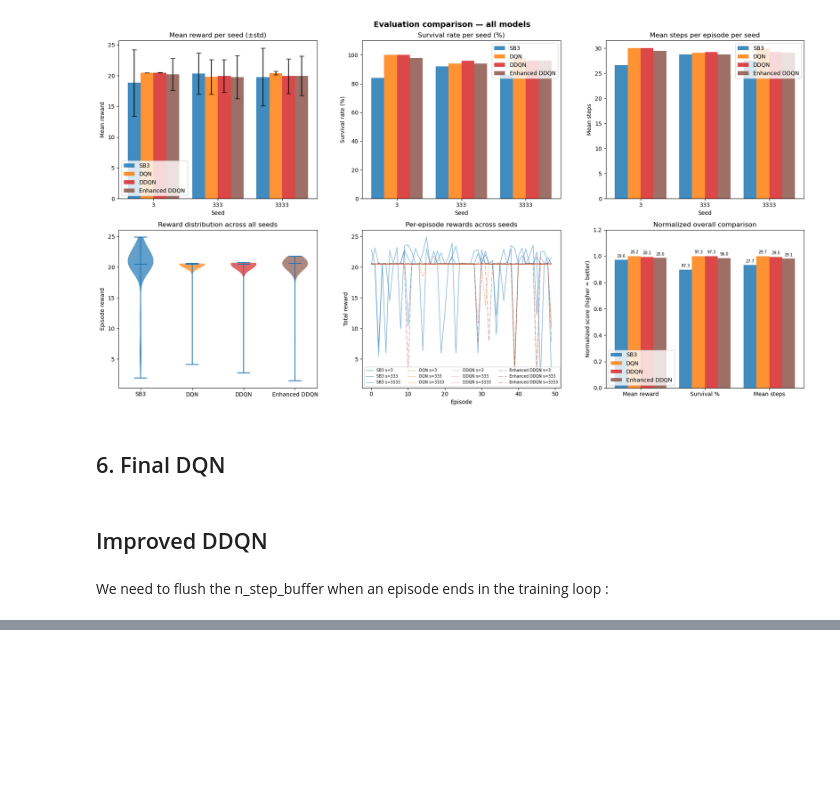
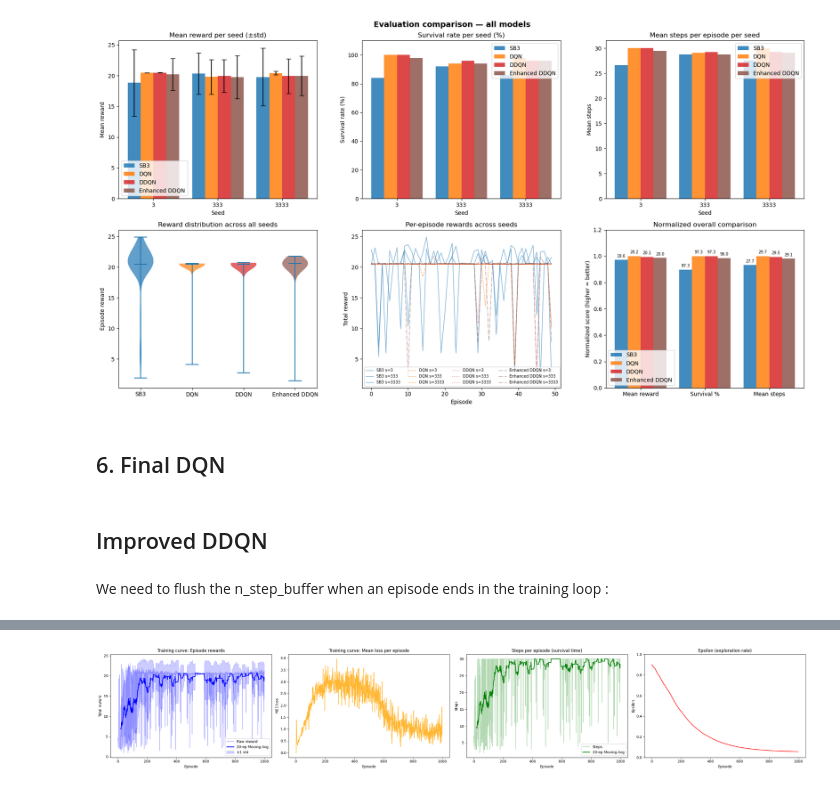
Before and after one commit to FabienMaes/highway_env_RL_project, a Jupyter notebook: agents_implementation.ipynb, the cells around one changed output, grey strips where cells are left out. Saved outputs shown, nothing was run; the diff lists cells and outputs as text; code cells hidden in the pictures; blank space fills up the shorter version.

```diff
--- a/agents_implementation.ipynb
+++ b/agents_implementation.ipynb
@@ -1905,0 +2033,4 @@ def train_agent(agent, env, n_episodes=500):
+# %%
+plot_training_curves(rainbowDQN_noPER_rewards_1000, rainbowDQN_noPER_losses_1000, rainbowDQN_noPER_lengths_1000, rainbowDQN_noPER_epsilons_1000)
+# %% [output]
+[figure, added]
```
Also changed, not shown: parts of 9 cells of this notebook.
